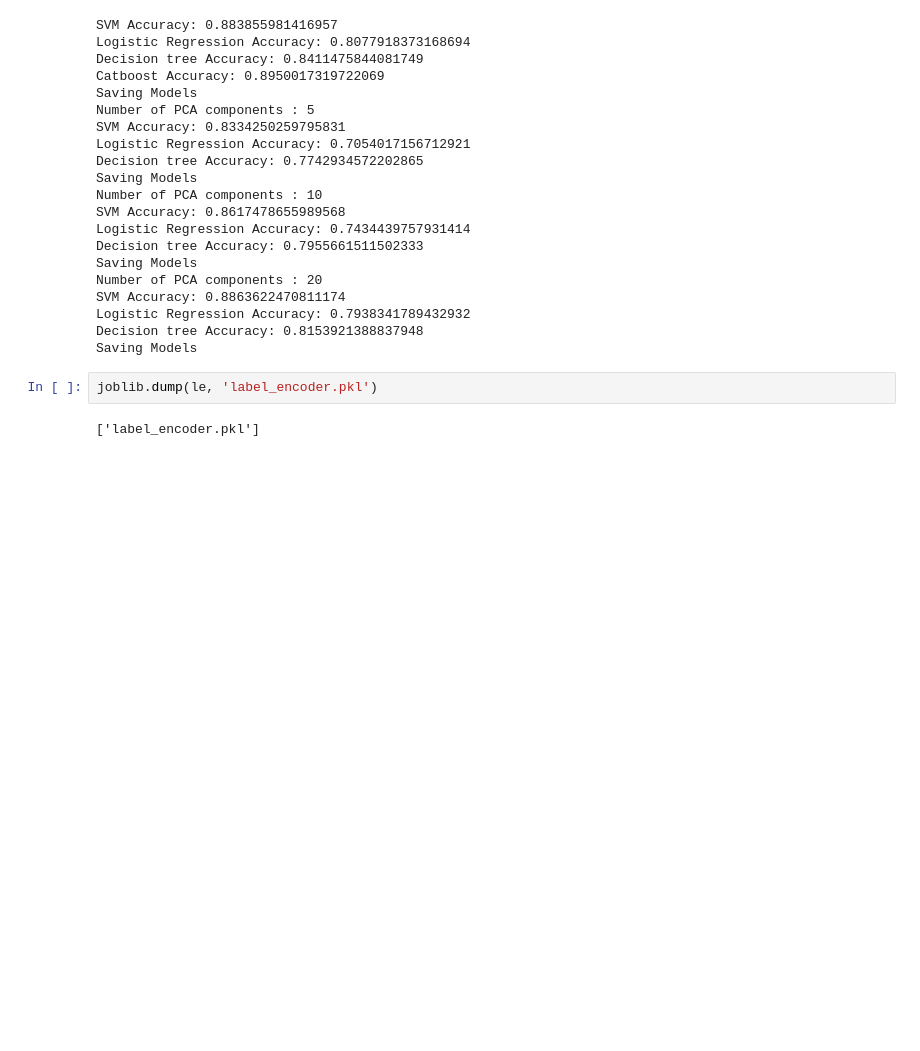
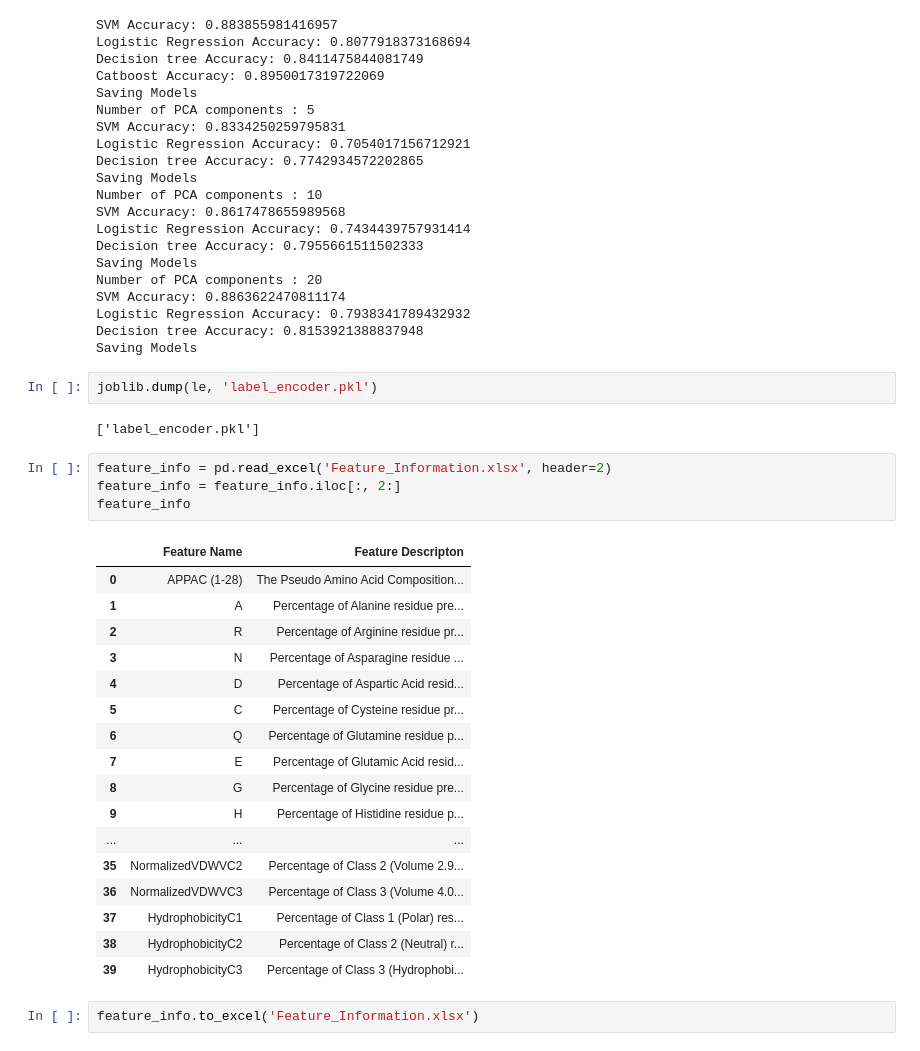
Before and after one commit to SanjeevM2004/BT3040-TPA, a Jupyter notebook: final_analysis.ipynb, the cells around one changed output. Drawn from its saved outputs; the diff is of its cells as text; blank space fills up the shorter version.

```diff
--- a/final_analysis.ipynb
+++ b/final_analysis.ipynb
@@ -287,3 +287,27 @@ Saving Models
 joblib.dump(le, 'label_encoder.pkl')
 # %% [output]
 ['label_encoder.pkl']
+# %%
+feature_info = pd.read_excel('Feature_Information.xlsx', header=2)
+feature_info = feature_info.iloc[:, 2:]
+feature_info
+# %% [output]
+|  | Feature Name | Feature Descripton |
+| 0 | APPAC (1-28) | The Pseudo Amino Acid Composition... |
+| 1 | A | Percentage of Alanine residue pre... |
+| 2 | R | Percentage of Arginine residue pr... |
+| 3 | N | Percentage of Asparagine residue ... |
+| 4 | D | Percentage of Aspartic Acid resid... |
+| 5 | C | Percentage of Cysteine residue pr... |
+| 6 | Q | Percentage of Glutamine residue p... |
+| 7 | E | Percentage of Glutamic Acid resid... |
+| 8 | G | Percentage of Glycine residue pre... |
+| 9 | H | Percentage of Histidine residue p... |
+| ... | ... | ... |
+| 35 | NormalizedVDWVC2 | Percentage of Class 2 (Volume 2.9... |
+| 36 | NormalizedVDWVC3 | Percentage of Class 3 (Volume 4.0... |
+| 37 | HydrophobicityC1 | Percentage of Class 1 (Polar) res... |
+| 38 | HydrophobicityC2 | Percentage of Class 2 (Neutral) r... |
+| 39 | HydrophobicityC3 | Percentage of Class 3 (Hydrophobi... |
+# %%
+feature_info.to_excel('Feature_Information.xlsx')
```
Also changed, not shown: 2 other files.
